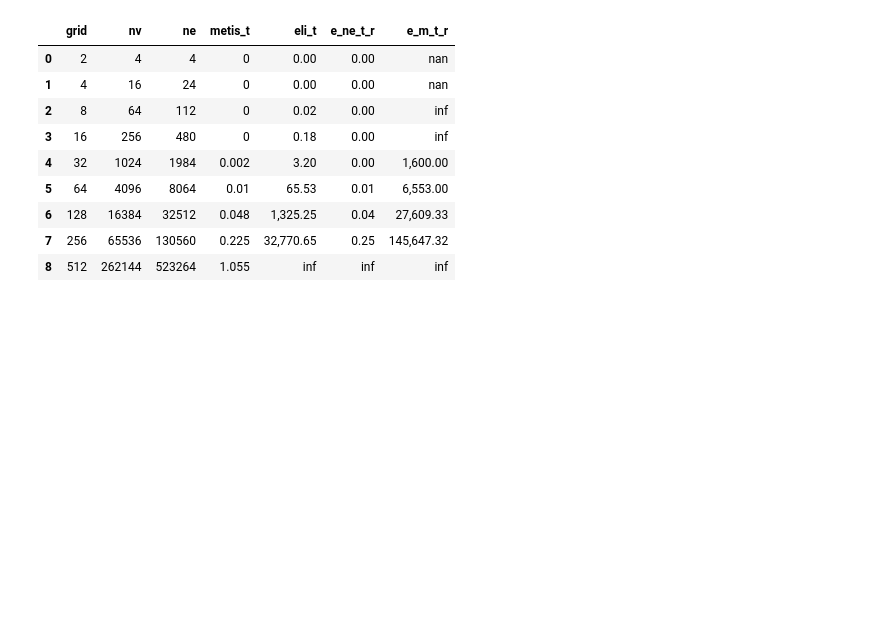
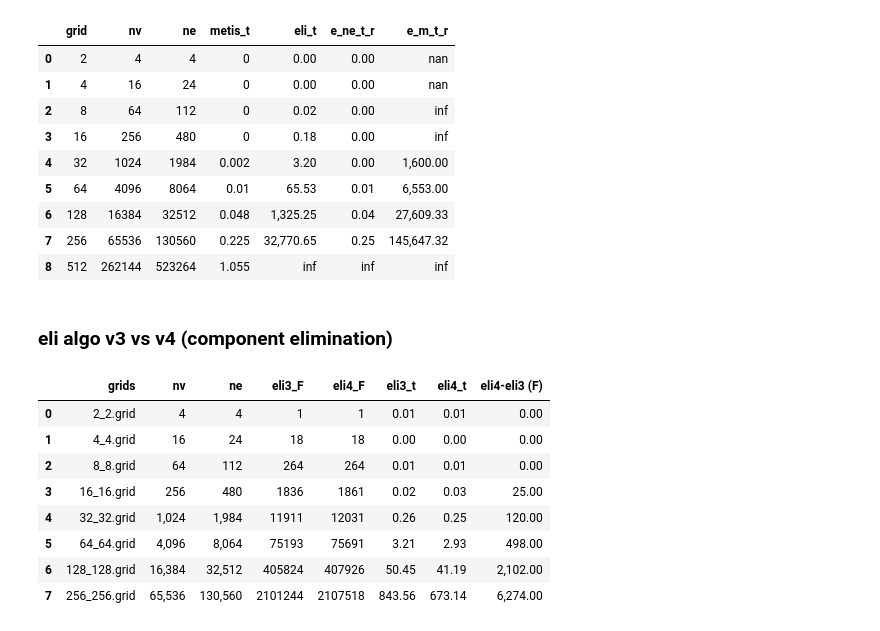
Before and after one commit to berylgithub/eli, a Jupyter notebook: main.ipynb, the cells around one changed output. Drawn from its saved outputs; the diff is of its cells as text; code cells hidden in the pictures; blank space fills up the shorter version.

```diff
--- a/main.ipynb
+++ b/main.ipynb
@@ -1087,3 +1126,44 @@ df.style.format({
 | 6 | 128 | 16384 | 32512 | 0.048 | 1,325.25 | 0.04 | 27,609.33 |
 | 7 | 256 | 65536 | 130560 | 0.225 | 32,770.65 | 0.25 | 145,647.32 |
 | 8 | 512 | 262144 | 523264 | 1.055 | inf | inf | inf |
+# %% [markdown]
+### eli algo v3 vs v4 (component elimination)
+# %%
+filepath0 = "matrices/grid/grid_p=q_algo3_12042021_k7_1.p"
+with open(filepath0, 'rb') as fp:
+    data0 = pickle.load(fp)
+filepath1 = "matrices/grid/grid_p=q_algo4_12042021_k7_1.p"
+with open(filepath1, 'rb') as fp:
+    data1 = pickle.load(fp)
+del data0["max_K_eli"]; del data0["max_C_eli"]; del data0["max_K_metis"]; del data0["max_C_metis"];
+del data1["max_K_eli"]; del data1["max_C_eli"]; del data1["max_K_metis"]; del data1["max_C_metis"];
+df = pd.DataFrame.from_dict(data0)
+df["eli4_F"] = data1['eli_fills']; df["eli4_t"] = data1['eli_times'];
+df["eli4-eli3 (F)"] = [(data1['eli_fills'][i] - data0['eli_fills'][i]) for i in range(len(data1['eli_fills']))]
+df.rename({'eli_fills':'eli3_F', 'eli_ratio':'eli_R',
+          'eli_times':'eli3_t'}, axis=1, inplace=True)
+df = df.sort_values("nv")
+df = df.reset_index()
+del df['index']
+df = df[["grids", "nv", "ne", "eli3_F", "eli4_F", "eli3_t", "eli4_t", "eli4-eli3 (F)"]] #reorder columns
+df.style.format({
+    'eli_R': '{:,.2f}'.format,
+    'eli3_t': '{:,.2f}'.format,
+    'eli4_t': '{:,.2f}'.format,
+    'metis_R':'{:,.2f}'.format,
+    'eli/metis': '{:,.2f}'.format,
+    'ne': '{:,.0f}'.format,
+    'nv': '{:,.0f}'.format,
+    "eli_t/ne(10k)": '{:,.2f}'.format,
+    "eli4-eli3 (F)":'{:,.2f}'.format,
+})
+# %% [output]
+|  | grids | nv | ne | eli3_F | eli4_F | eli3_t | eli4_t | eli4-eli3 (F) |
+| 0 | 2_2.grid | 4 | 4 | 1 | 1 | 0.01 | 0.01 | 0.00 |
+| 1 | 4_4.grid | 16 | 24 | 18 | 18 | 0.00 | 0.00 | 0.00 |
+| 2 | 8_8.grid | 64 | 112 | 264 | 264 | 0.01 | 0.01 | 0.00 |
+| 3 | 16_16.grid | 256 | 480 | 1836 | 1861 | 0.02 | 0.03 | 25.00 |
+| 4 | 32_32.grid | 1,024 | 1,984 | 11911 | 12031 | 0.26 | 0.25 | 120.00 |
+| 5 | 64_64.grid | 4,096 | 8,064 | 75193 | 75691 | 3.21 | 2.93 | 498.00 |
+| 6 | 128_128.grid | 16,384 | 32,512 | 405824 | 407926 | 50.45 | 41.19 | 2,102.00 |
+| 7 | 256_256.grid | 65,536 | 130,560 | 2101244 | 2107518 | 843.56 | 673.14 | 6,274.00 |
```
Also changed, not shown: parts of 5 cells of this notebook, 1 other file.
